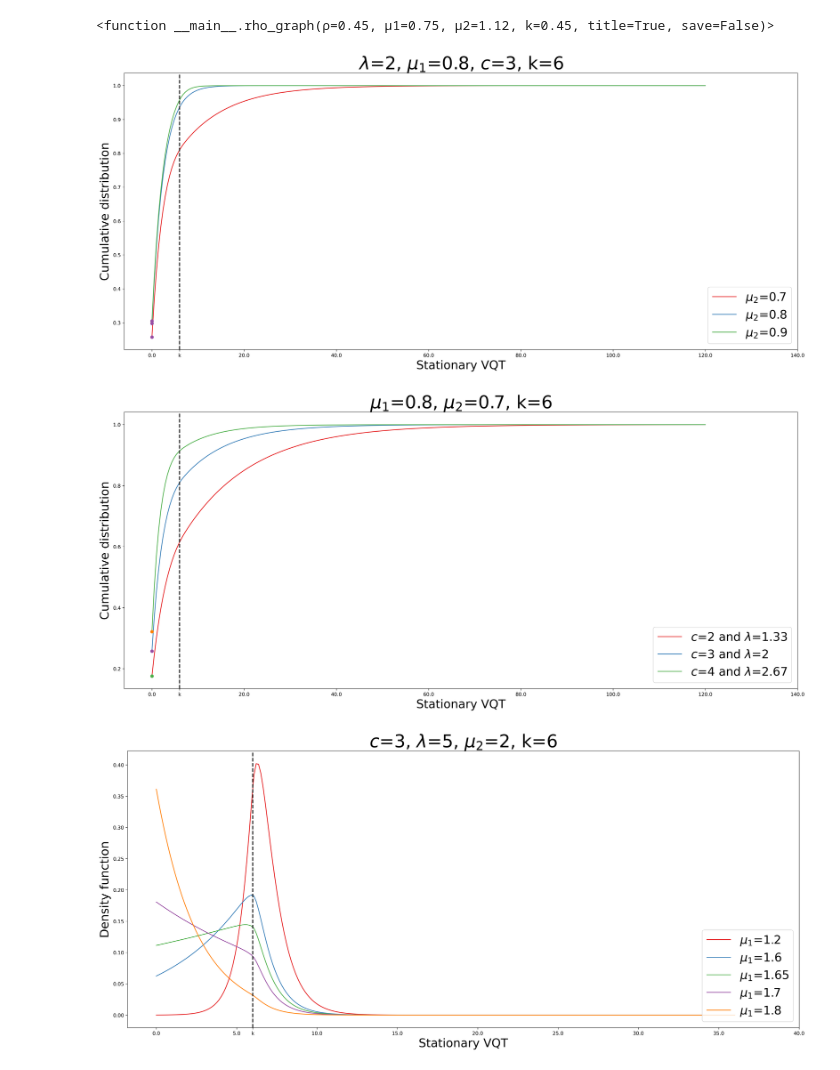
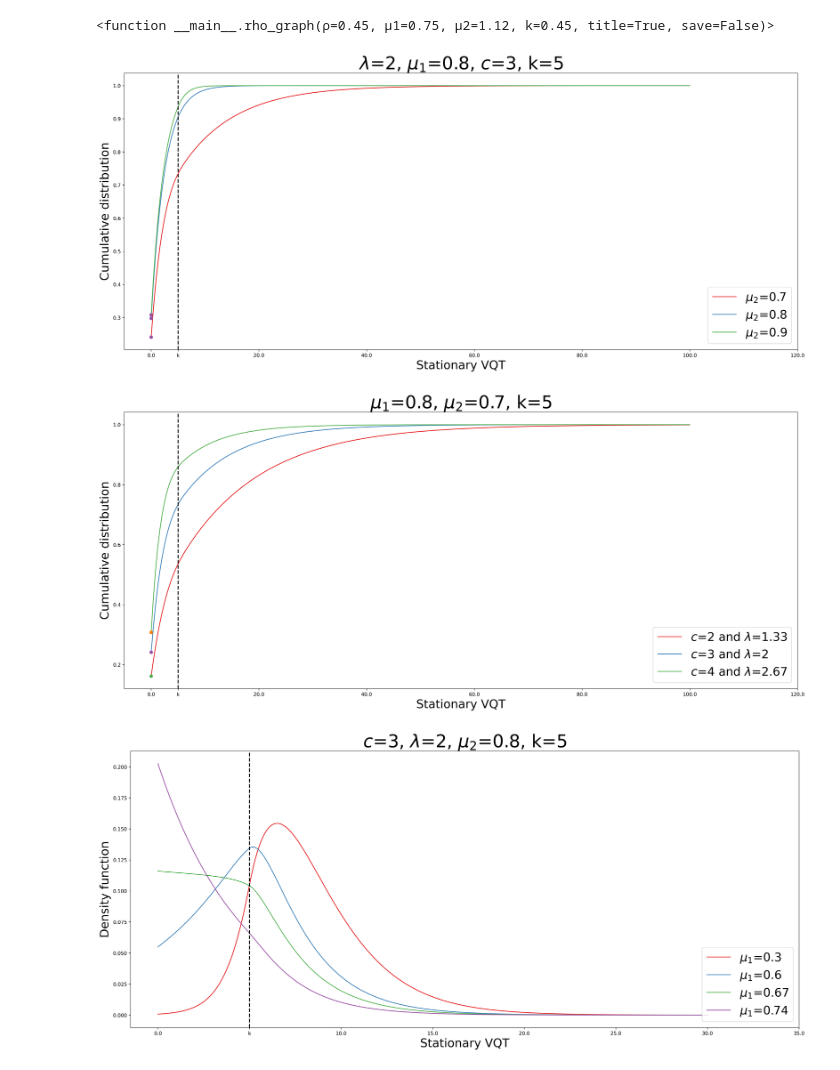
Before and after one commit to brdauria/VQTPlot, a Jupyter notebook: workload.ipynb, the cells around one changed output. Saved outputs shown, nothing was run; the diff lists cells and outputs as text; code cells hidden in the pictures.

Commit message:
modified default parameters

```diff
--- a/workload.ipynb
+++ b/workload.ipynb
@@ -238,8 +238,8 @@ interactive(children=(FloatSlider(value=0.45, description='ρ', max=0.9, min=0.1
 ## The case that the rates are equal is the `standard assumption’,
 ## whereas the other two situations correspond to a speedup or slowdown effect.
 # Possible parameters:
-## k=6, c=3, \mu_1 =0.8, \lambda = 2 and three lines for \mu_2 (taking 0.9, 0.8, and 0.7).
-def mu2_graph(λ=2, μ1=0.8, c=3, k=6, title=True, save=False):
+## k=5, c=3, \mu_1 =0.8, \lambda = 2 and three lines for \mu_2 (taking 0.9, 0.8, and 0.7).
+def mu2_graph(λ=2, μ1=0.8, c=3, k=5, title=True, save=False):
     μ2range = [0.7,0.8,0.9]
     xpoints = np.linspace(start=0, stop=20*k, num=250)
     cmap = plt.get_cmap('Set1')
@@ -263,16 +263,16 @@ def mu2_graph(λ=2, μ1=0.8, c=3, k=6, title=True, save=False):
     plt.show()
 mu2_graph(save=True)
 # %% [output]
-[figure, old version]
+[figure, new version]
 # %%
 # B. -- from René Bekker email on 22/03/2021
 ## Impact of number of servers on cumulative waiting time distribution.
 ## That is, what is the impact of the number of servers on system behaviour,
 ## i.e. the cumulative waiting time distribution?
 ## Our motivation stems from the slowdown effect, so we should focus on \mu_2 < \mu_1.
-# Possible parameters: k=6, \mu_1 = 0.8, \mu_2 = 0.7,
+# Possible parameters: k=5, \mu_1 = 0.8, \mu_2 = 0.7,
 # and c = 2, 3, 4 with corresponding \lambda = 4/3, 2, 8/3 (such that the loads remain identical).
-def cλ_graph(μ1=0.8, μ2=0.7, k=6, title=True, save=False):
+def cλ_graph(μ1=0.8, μ2=0.7, k=5, title=True, save=False):
     cλrange = [(2,4/3),(3,2),(4,8/3)]
     xpoints = np.linspace(start=0, stop=20*k, num=250)
     cmap = plt.get_cmap('Set1')
@@ -296,37 +296,37 @@ def cλ_graph(μ1=0.8, μ2=0.7, k=6, title=True, save=False):
     plt.show()
 cλ_graph(save=True)
 # %% [output]
-[figure, old version]
+[figure, new version]
 # %%
 # C. -- from René Bekker email on 22/03/2021
 ## Showing the bimodal waiting time density.
 ## This case corresponds to Selen et al, and should illustrate that the waiting time density (derivative of cdf)
 ## has two peaks (corresponding to situation below and above k).
-# Possible parameters: k=6, c=3, \lambda = 2, \mu_1 = 1.2, and \mu_2 = 0.8.
-def df_graph(c=3, λ=5, μ2=2, k=6, title=True, save=False):
-    μ1range = [1.2, 1.6, 1.65, 1.7, 1.8]
+# Possible parameters: k=5, c=3, \lambda = 2, \mu_2 = 0.8 and \mu_1 = 0.3, 0.6, 0.67, 0.74.
+def df_graph(c=3, λ=2, μ2=0.8, k=5, title=True, save=False):
+    μ1range = [0.3, 0.6, 0.67, 0.74]
     xpoints = np.linspace(start=0, stop=6*k, num=250)
     cmap = plt.get_cmap('Set1')
     plt.figure(figsize=(20, 9), dpi=300, constrained_layout=True)
     for ix, μ1 in enumerate(μ1range):
         _, VQTfun, _= VQT(c, λ, μ1, μ2, k)
         plt.plot(xpoints, [VQTfun(x) for x in xpoints],  label=f'$\mu_1$={μ1}', color=cmap(ix)) # plot VQT density
     plt.ylabel('Density function',fontsize=24)
     plt.xlabel('Stationary VQT',fontsize=24)
     plt.legend(loc=4, fontsize=24)
     plt.gca().axvline(x=k, linewidth=2, color='k', linestyle="--") # add vertical line at k
     plt.xticks(list(plt.xticks()[0][1:]) + [k], list(plt.xticks()[0][1:]) + ["k"]) # add xtick at k
     if title: plt.title(f'$c$={c}, $\lambda$={λ}, $\mu_2$={μ2}, k={k}', fontsize=36)
     if save: # save picture to file
         # basedir = os.path.expanduser("~") + '/Desktop/' # put pictures in Desktop folder
         basedir = os.path.join(os.getcwd(),"img")
         filename = f'vqt_df_m_l{λ}_c{c}_M{μ2}_k{k}'
         plt.savefig(os.path.join(basedir, filename + ".pdf"), dpi=300)
         plt.savefig(os.path.join(basedir, filename +".jpeg"), dpi=300, format='JPG')
     plt.show()
 df_graph(save=True)
 # %% [output]
-[figure, old version]
+[figure, new version]
 # %%
 # D. -- from René Bekker email on 22/03/2021
 # Impact of load on expected waiting time.
```
Also changed, not shown: parts of 1 cell of this notebook, 1 other file.
